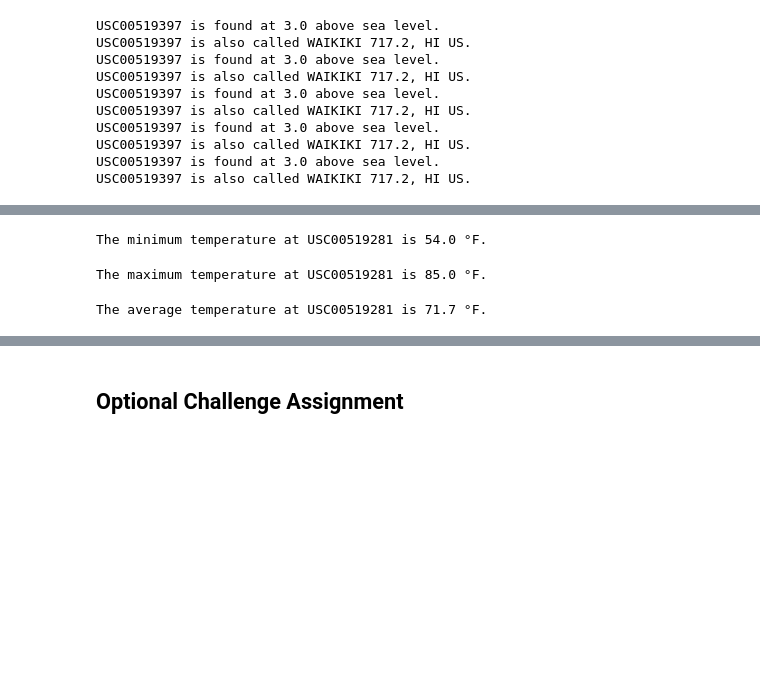
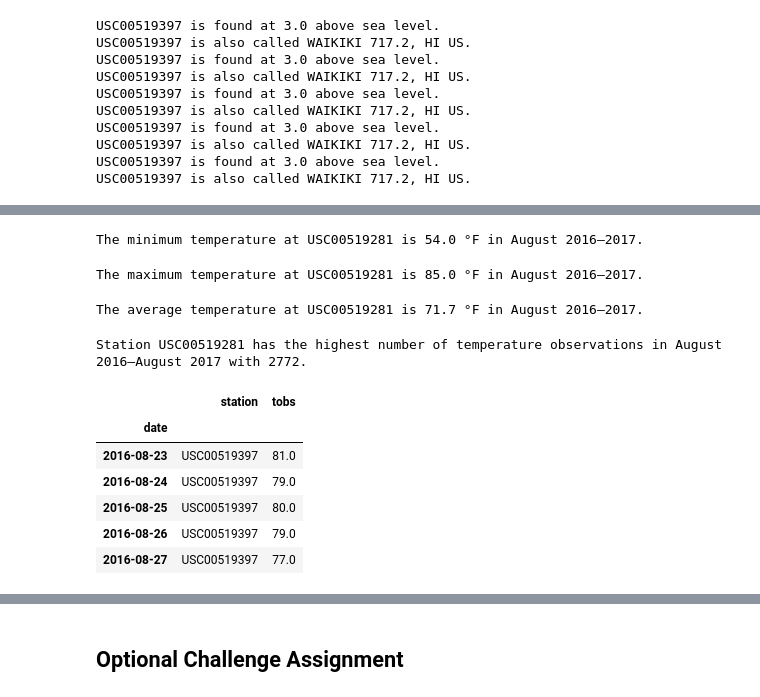
Before and after one commit to rochiecuevas/climate_analysis, a Jupyter notebook: climate_starter.ipynb, the cells around one changed output, grey strips where cells are left out. Saved outputs shown, nothing was run; the diff lists cells and outputs as text; code cells hidden in the pictures; blank space fills up the shorter version.

```diff
--- a/climate_starter.ipynb
+++ b/climate_starter.ipynb
@@ -276,18 +282,20 @@ most_active_stn = stn_count[0][0]
 min_temp = session.query(func.min(Measurement.tobs)).\
            filter(Measurement.station == most_active_stn).all()
 
-print(f"The minimum temperature at {most_active_stn} is {min_temp[0][0]} °F.")
+print(f"The minimum temperature at {most_active_stn} is {min_temp[0][0]} °F "
+      f"in August 2016–2017.")
 # %% [output]
-The minimum temperature at USC00519281 is 54.0 °F.
+The minimum temperature at USC00519281 is 54.0 °F in August 2016–2017.
 # %%
 # Using the station id from the previous query, calculate the highest temperature recorded
 # in the most active station.
 max_temp = session.query(func.max(Measurement.tobs)).\
            filter(Measurement.station == most_active_stn).all()
 
-print(f"The maximum temperature at {most_active_stn} is {max_temp[0][0]} °F.")
+print(f"The maximum temperature at {most_active_stn} is {max_temp[0][0]} °F "
+      f"in August 2016–2017.")
 # %% [output]
-The maximum temperature at USC00519281 is 85.0 °F.
+The maximum temperature at USC00519281 is 85.0 °F in August 2016–2017.
 # %%
 # Using the station id from the previous query, calculate the average temperature
 # in the most active station.
@@ -295,7 +303,20 @@ The maximum temperature at USC00519281 is 85.0 °F.
 avg_temp = session.query(func.avg(Measurement.tobs)).\
            filter(Measurement.station == most_active_stn).all()
 
-print(f"The average temperature at {most_active_stn} is {round((avg_temp[0][0]),1)} °F.")
+print(f"The average temperature at {most_active_stn} is {round((avg_temp[0][0]),1)} °F "
+      f"in August 2016–2017.")
 # %% [output]
-The average temperature at USC00519281 is 71.7 °F.
+The average temperature at USC00519281 is 71.7 °F in August 2016–2017.
+# %%
+# Choose the station with the highest number of temperature observations.
+most_tobs = session.query(Measurement.station, func.count(Measurement.tobs)).\
+            group_by(Measurement.station).\
+            order_by(func.count(Measurement.tobs).desc()).first()
+most_tobs
+
+print(
+    f"Station {most_tobs[0]} has the highest number of temperature observations in "
+    f"August 2016–August 2017 with {most_tobs[1]}.")
+# %% [output]
+Station USC00519281 has the highest number of temperature observations in August 2016–August 2017 with 2772.
 # %%
@@ -303,0 +326,13 @@ The average temperature at USC00519281 is 71.7 °F.
+# %%
+# Put the list into a dataframe
+df2 = pd.DataFrame(tobs_12mos)
+df2 = df2.set_index("date")
+df2.head()
+# %% [output]
+|  | station | tobs |
+| date |  |  |
+| 2016-08-23 | USC00519397 | 81.0 |
+| 2016-08-24 | USC00519397 | 79.0 |
+| 2016-08-25 | USC00519397 | 80.0 |
+| 2016-08-26 | USC00519397 | 79.0 |
+| 2016-08-27 | USC00519397 | 77.0 |
```
Also changed, not shown: parts of 15 cells of this notebook, 2 other files.
